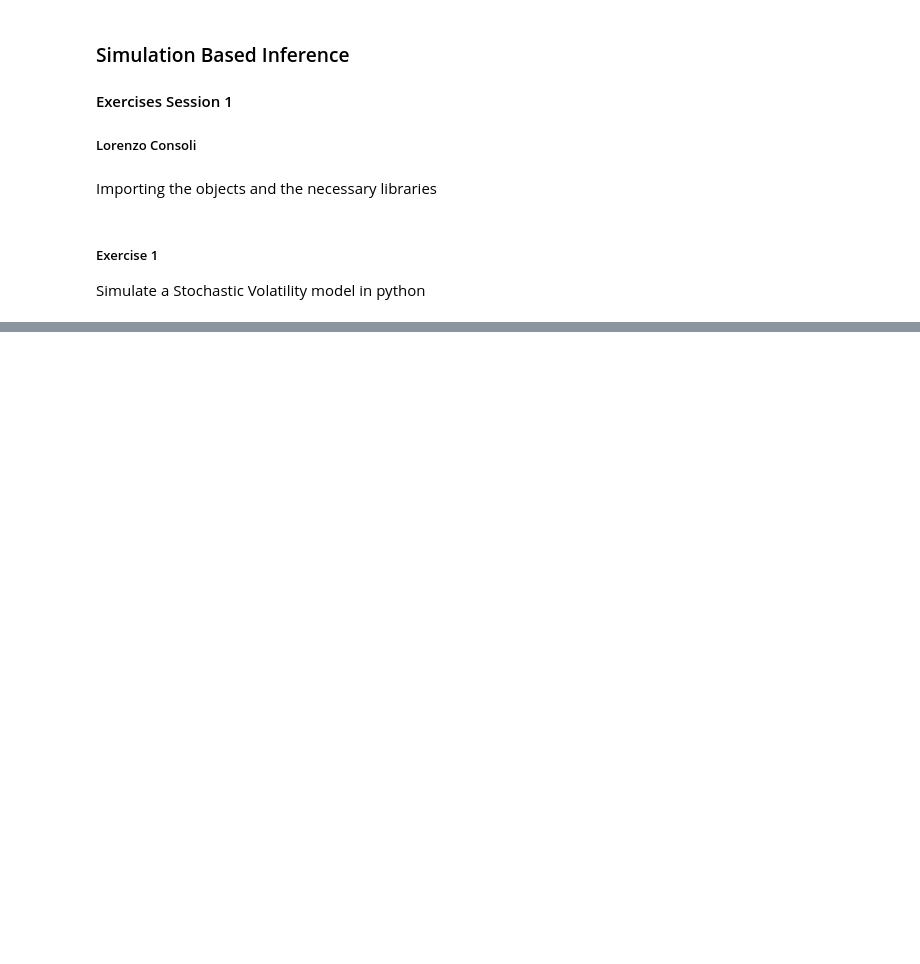
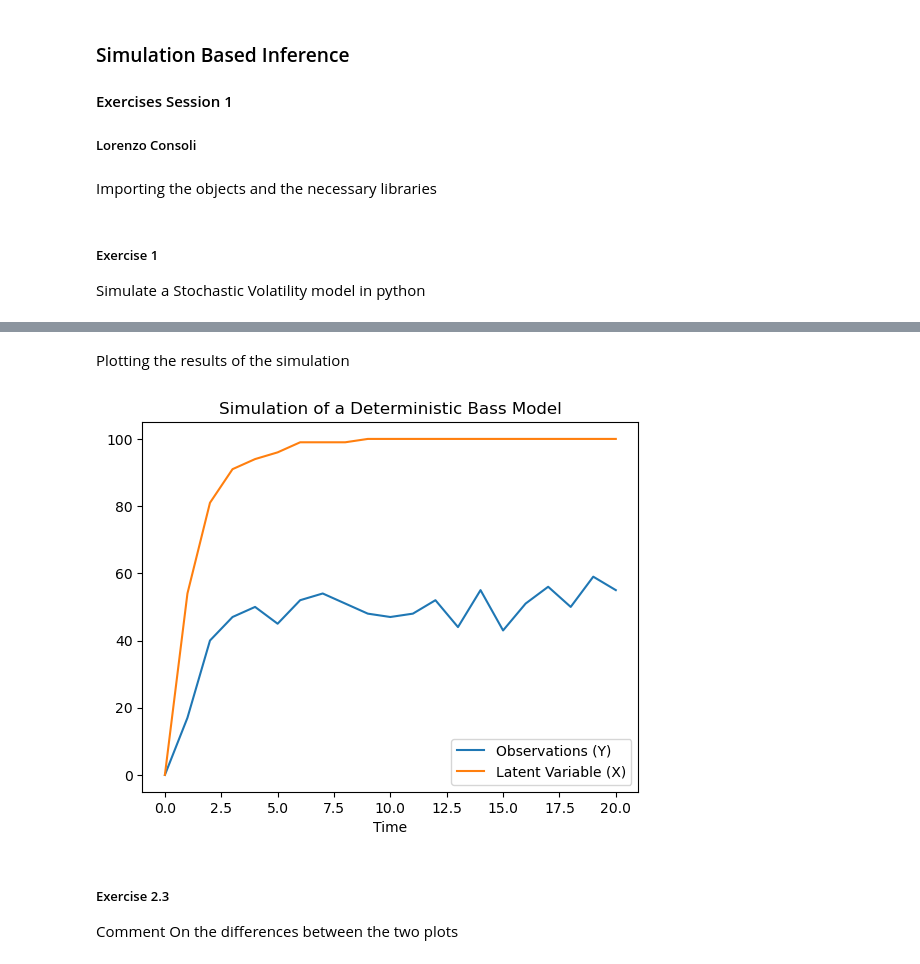
Before and after one commit to FMGS666/SimulationBasedInferenceExercises, a Jupyter notebook: session1/Notebook.ipynb, the cells around one changed output, grey strips where cells are left out. Saved outputs shown, nothing was run; the diff lists cells and outputs as text; code cells hidden in the pictures; blank space fills up the shorter version.

```diff
--- a/session1/Notebook.ipynb
+++ b/session1/Notebook.ipynb
@@ -30,0 +62,21 @@ plt.plot(np.exp(state_space_model.latent_variables_history))
+# %%
+stochastic_bass_model = BassModel(deterministic = False)
+stochastic_bass_model.run_simulation()
+# %% [markdown]
+Plotting the results of the simulation
+# %%
+stochastic_bass_observations = stochastic_bass_model.observation_history
+stochastic_bass_latent = stochastic_bass_model.latent_variables_history
+
+plot_simulation(
+    stochastic_bass_observations,
+    stochastic_bass_latent,
+    title = "Simulation of a Deterministic Bass Model",
+    fig_size = None
+)
+# %% [output]
+[figure, added]
+# %% [markdown]
+##### Exercise 2.3
+
+Comment On the differences between the two plots
```
Also changed, not shown: parts of 13 cells of this notebook, 4 other files.
